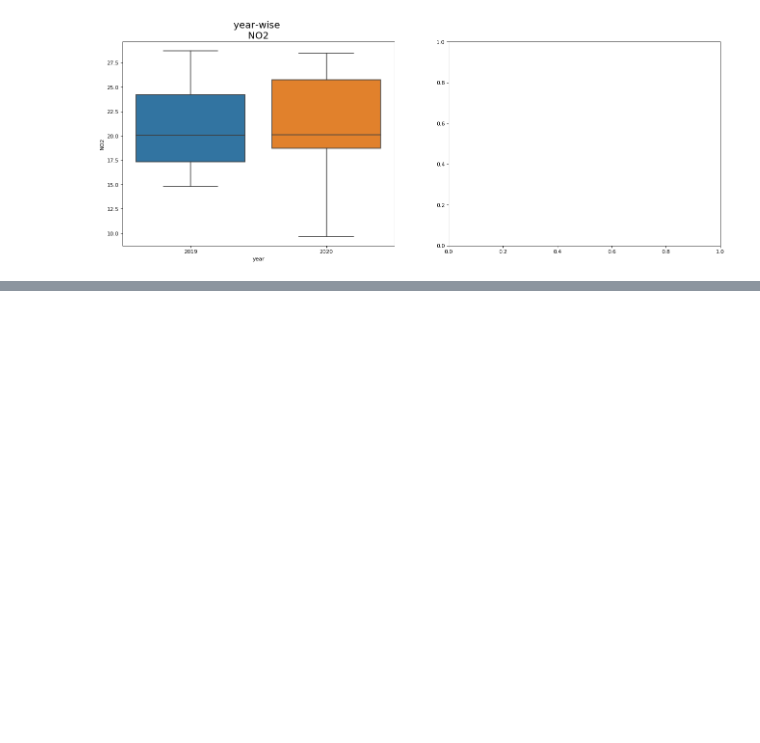
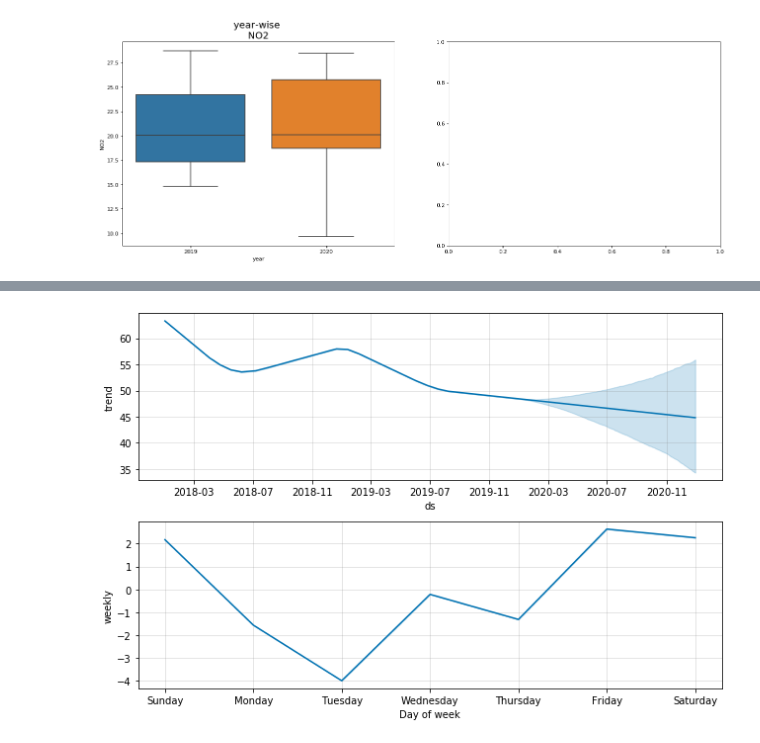
Before and after one commit to mayukh18/covidexplore, a Jupyter notebook: analysis/Data_analysis.ipynb, the cells around one changed output, grey strips where cells are left out. Cells and saved outputs as stored; diff of their text form; code cells hidden in the pictures; blank space fills up the shorter version.

```diff
--- a/analysis/Data_analysis.ipynb
+++ b/analysis/Data_analysis.ipynb
@@ -247,0 +344,4 @@ plot_per_country_boxplot('Italy', 'NO2')
+# %%
+components_plot = m.plot_components(forecast)
+# %% [output]
+[figure, added]
```
Also changed, not shown: parts of 14 cells of this notebook.
